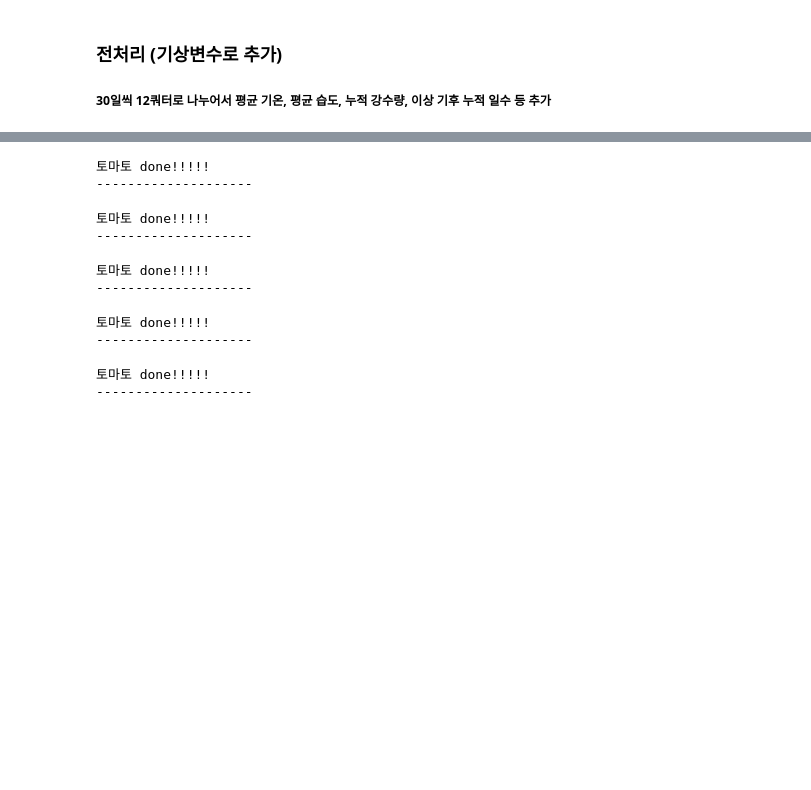
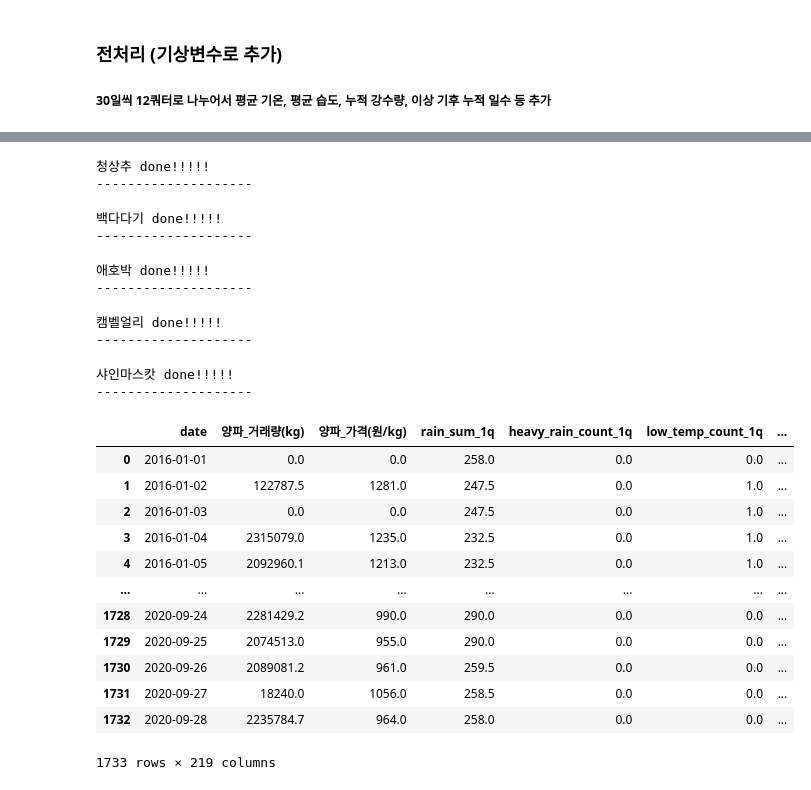
Before and after one commit to HyeonUk1504/JangbogoProject, a Jupyter notebook: develop/weather_.ipynb, the cells around one changed output, grey strips where cells are left out. Saved outputs shown, nothing was run; the diff lists cells and outputs as text; code cells hidden in the pictures; blank space fills up the shorter version.

```diff
--- a/develop/weather_.ipynb
+++ b/develop/weather_.ipynb
@@ -388,3 +392,21 @@ for delta in range(360) :
 date_df = pd.DataFrame({'date' : date_list})
 train = pd.read_csv('C:\JanbogoProject2\JangbogoProject\data\\train.csv')
 train2 = pd.concat([date_df, train], sort = False).reset_index(drop=True) #2015~2020-09-28
+# %%
+    # 품종과 주산지 날씨 mapping
+joosanji = joosan_dict['양파'] # 품종, 품목 : 주산지 매칭 딕셔너리
+joosanji
+joosan_code = code_dict[joosanji] #주산지 : 관측소 코드 매칭 딕셔너리
+# print(joosan_code)
+joosan_weather = weather[weather['stn_Code']==joosan_code].reset_index(drop=True)
+weather[weather.stn_Code == 'joosan_code']
+joosan_weather
+# print(joosan_weather)
+print(weather[weather['stn_Code']==joosan_code].reset_index(drop=True))
+# joosan_weather['date']
+# weather[weather['stn_Code']==joosan_code]
+# joosan_code = code_dict[joosanji]
+# joosanji = joosan_dict['양파']
+# # joosanji = joosan_dict.get('양파')
+# joosanji = joosan_dict['양파']
+# joosanji
@@ -500,17 +538,37 @@ for kind in tqdm(unique_kind):
     weather_feature(temp_df, train2, date_df, weather, kind, joosan_dict, code_dict, quater_days=30, num_quaters=12)
 
     pum_df_list.append(temp_pum_df)
-    print(pum,'done!!!!!')
+    print(kind,'done!!!!!')
     print('--------------------')
 # %% [output]
-토마토 done!!!!!
+청상추 done!!!!!
 --------------------
-토마토 done!!!!!
+백다다기 done!!!!!
 --------------------
-토마토 done!!!!!
+애호박 done!!!!!
 --------------------
-토마토 done!!!!!
+캠벨얼리 done!!!!!
 --------------------
-토마토 done!!!!!
+샤인마스캇 done!!!!!
 --------------------
+# %%
+pum = '양파'
+temp_df = train[['date',f'{pum}_거래량(kg)', f'{pum}_가격(원/kg)']]
+temp_pum_df = weather_feature(temp_df, train2, date_df, weather, pum, joosan_dict, code_dict, quater_days=30, num_quaters=12)
+pum_df_list[2] = temp_pum_df
+temp_pum_df
+# %% [output]
+|  | date | 양파_거래량(kg) | 양파_가격(원/kg) | rain_sum_1q | heavy_rain_count_1q | low_temp_count_1q | ... |
+| 0 | 2016-01-01 | 0.0 | 0.0 | 258.0 | 0.0 | 0.0 | ... |
+| 1 | 2016-01-02 | 122787.5 | 1281.0 | 247.5 | 0.0 | 1.0 | ... |
+| 2 | 2016-01-03 | 0.0 | 0.0 | 247.5 | 0.0 | 1.0 | ... |
+| 3 | 2016-01-04 | 2315079.0 | 1235.0 | 232.5 | 0.0 | 1.0 | ... |
+| 4 | 2016-01-05 | 2092960.1 | 1213.0 | 232.5 | 0.0 | 1.0 | ... |
+| ... | ... | ... | ... | ... | ... | ... | ... |
+| 1728 | 2020-09-24 | 2281429.2 | 990.0 | 290.0 | 0.0 | 0.0 | ... |
+| 1729 | 2020-09-25 | 2074513.0 | 955.0 | 290.0 | 0.0 | 0.0 | ... |
+| 1730 | 2020-09-26 | 2089081.2 | 961.0 | 259.5 | 0.0 | 0.0 | ... |
+| 1731 | 2020-09-27 | 18240.0 | 1056.0 | 258.5 | 0.0 | 0.0 | ... |
+| 1732 | 2020-09-28 | 2235784.7 | 964.0 | 258.0 | 0.0 | 0.0 | ... |
+1733 rows × 219 columns
 # %%
```
Also changed, not shown: parts of 11 cells of this notebook.
